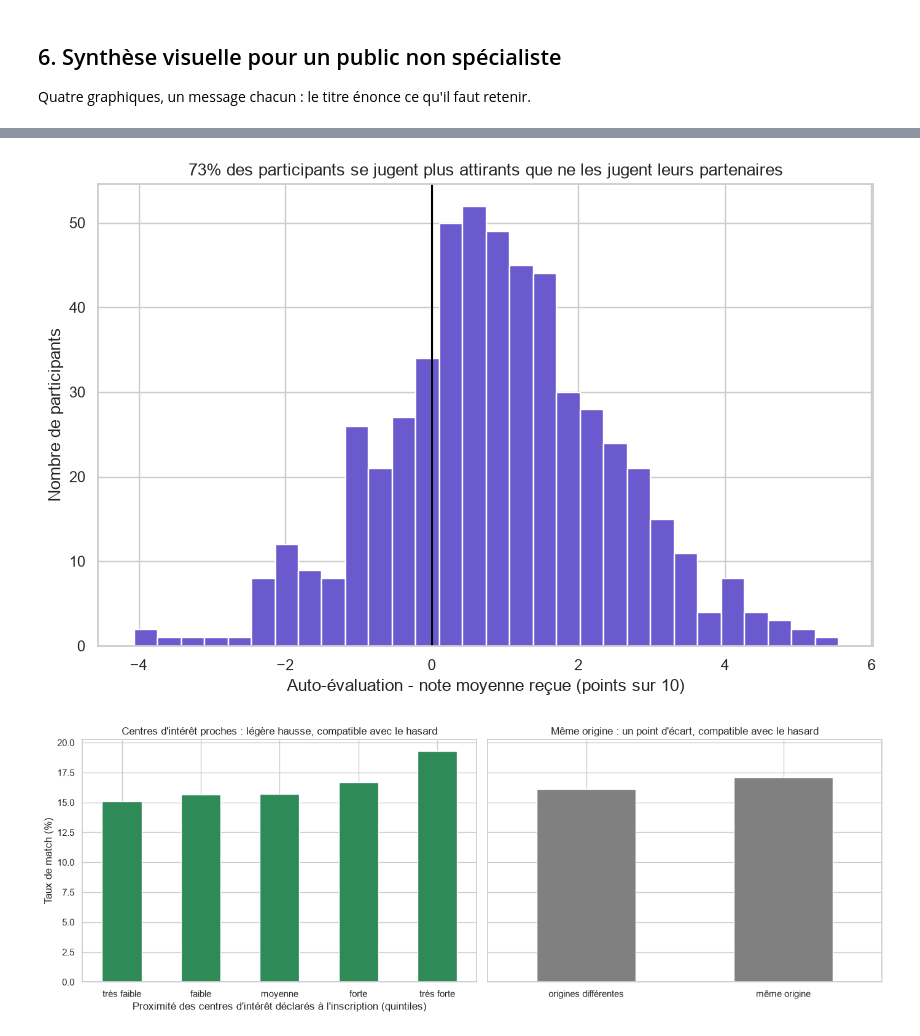
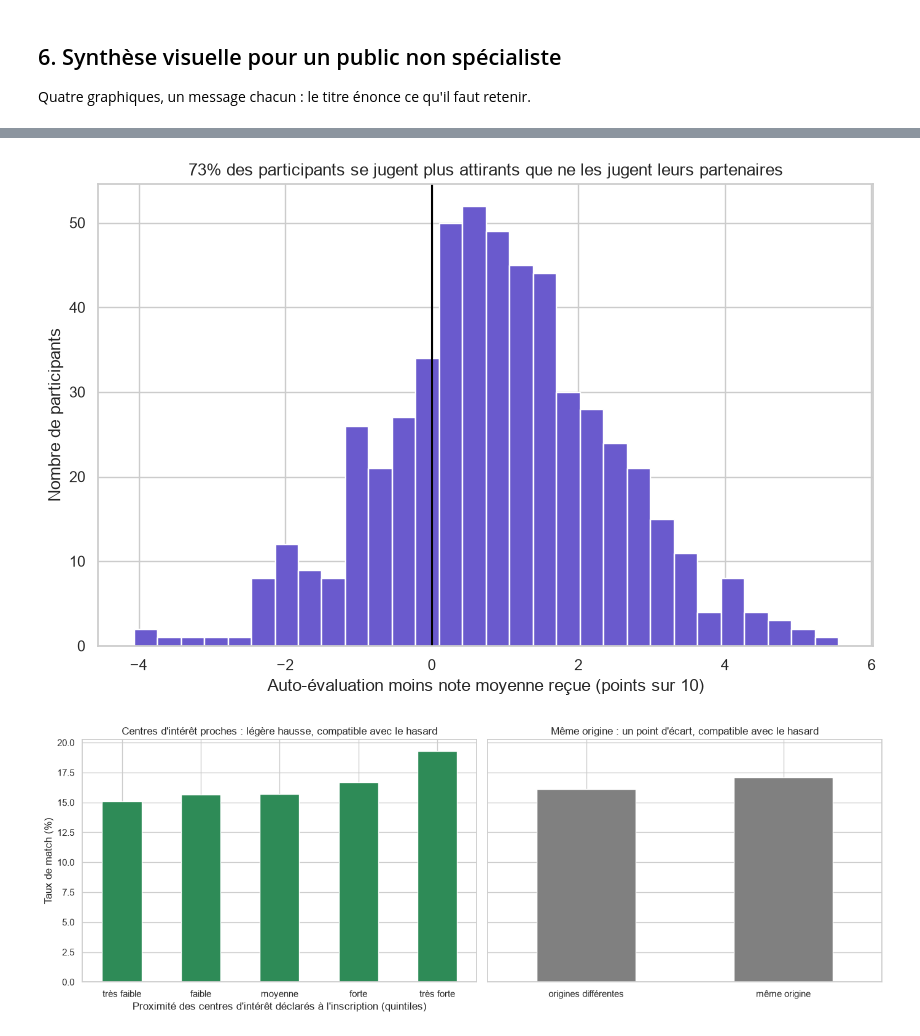
Before and after one commit to KinSushi/jedha-rncp35288-portfolio, a Jupyter notebook: bloc_2_eda_statistics/1_Tinder/Speed_Dating_Bloc2_CDSD.ipynb, the cells around one changed output, grey strips where cells are left out. Cells and saved outputs as stored; diff of their text form; code cells hidden in the pictures.

```diff
--- a/bloc_2_eda_statistics/1_Tinder/Speed_Dating_Bloc2_CDSD.ipynb
+++ b/bloc_2_eda_statistics/1_Tinder/Speed_Dating_Bloc2_CDSD.ipynb
@@ -1513,17 +1556,17 @@ plt.show()
 # %%
 # Graphique 3 : l'écart entre l'image de soi et la note reçue.
 fig, ax = plt.subplots(figsize=(10, 6))
 ax.hist(ecarts_auto, bins=30, color="slateblue", edgecolor="white")
 ax.axvline(0, color="black", linewidth=1.5)
 ax.set_title(
     f"{(ecarts_auto > 0).mean():.0%} des participants se jugent plus attirants "
     "que ne les jugent leurs partenaires"
 )
-ax.set_xlabel("Auto-évaluation - note moyenne reçue (points sur 10)")
+ax.set_xlabel("Auto-évaluation moins note moyenne reçue (points sur 10)")
 ax.set_ylabel("Nombre de participants")
 plt.show()
 # %% [output]
-[figure, old version]
+[figure, new version]
 # %%
 # Graphique 4 : proximité des centres d'intérêt déclarés et même origine : taux de match.
 # Une ligne par rendez-vous (rdv), comme dans les tests (c) et (d).
```
Also changed, not shown: parts of 15 cells of this notebook, 9 other files.
